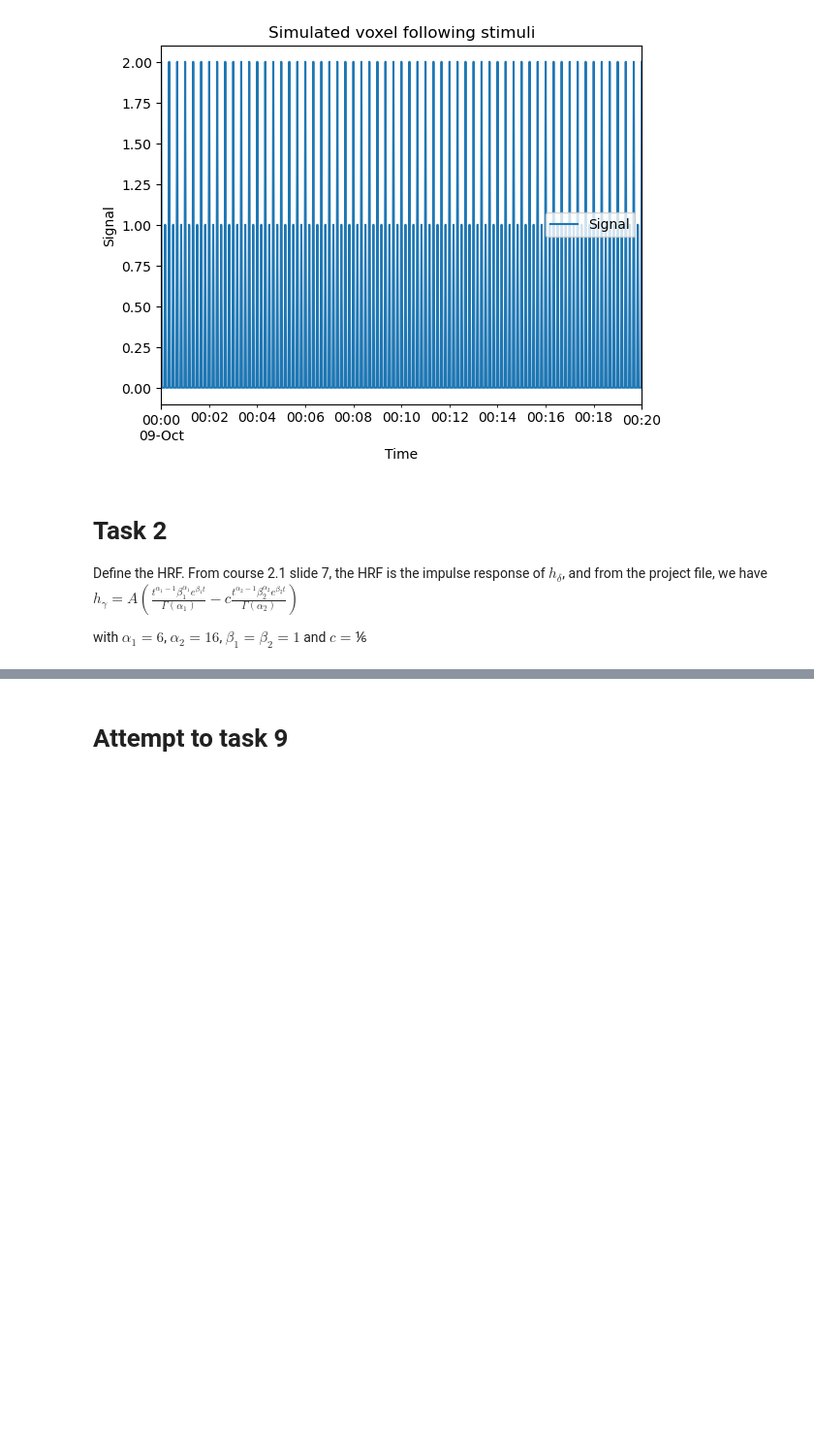
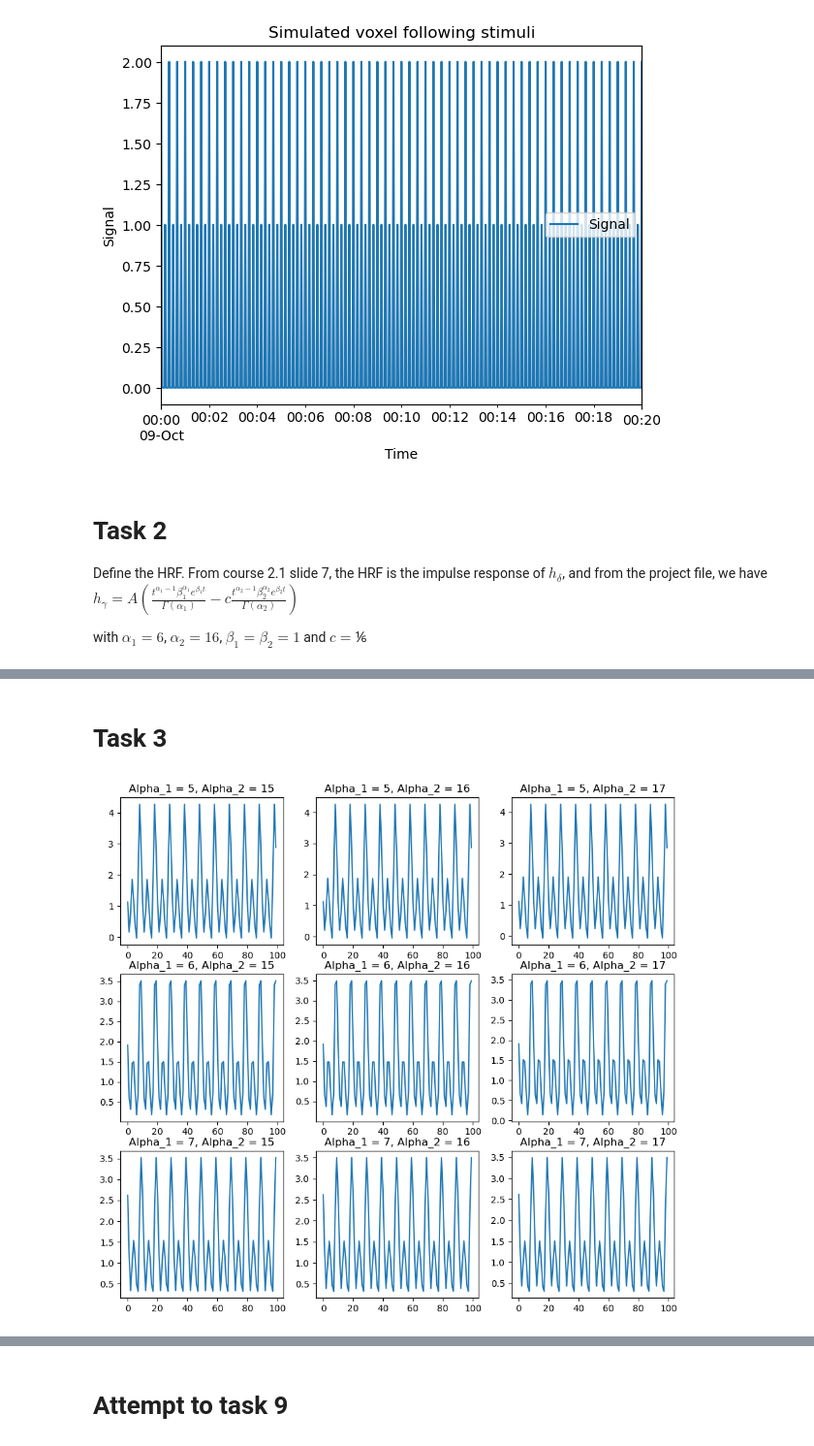
Before and after one commit to Neiizo/NSSP_421_Group_M, a Jupyter notebook: Project1/Code_project_1.ipynb, the cells around one changed output, grey strips where cells are left out. Shown at 97% size. Drawn from its saved outputs; the diff is of its cells as text; code cells hidden in the pictures; blank space fills up the shorter version.

```diff
--- a/Project1/Code_project_1.ipynb
+++ b/Project1/Code_project_1.ipynb
@@ -94,0 +108,21 @@ DTypePromotionError: The DTypes <class 'numpy.dtypes.DateTime64DType'> and <clas
+# %% [markdown]
+# Task 3
+# %%
+# Let's try to change the alphas
+
+alpha_1_values = range(5, 8)
+alpha_2_values = range(15, 18)
+
+fig, axes = plt.subplots(3, 3, figsize=(11,10))
+
+for i, alpha1 in enumerate(alpha_1_values):
+    for j, alpha2 in enumerate(alpha_2_values):
+        ax = axes[i, j]
+
+        hrf2 = h(A, range(0, time_len, TR), alpha_1=alpha1, alpha_2=alpha2)
+        convolved_signal2 = np.convolve(hrf2, data["Signal"], mode='valid')
+
+        ax.plot(convolved_signal2[:100])
+        ax.set_title('Alpha_1 = {}, Alpha_2 = {}'.format(alpha1, alpha2))
+# %% [output]
+[figure, added]
```
Also changed, not shown: parts of 7 cells of this notebook.
